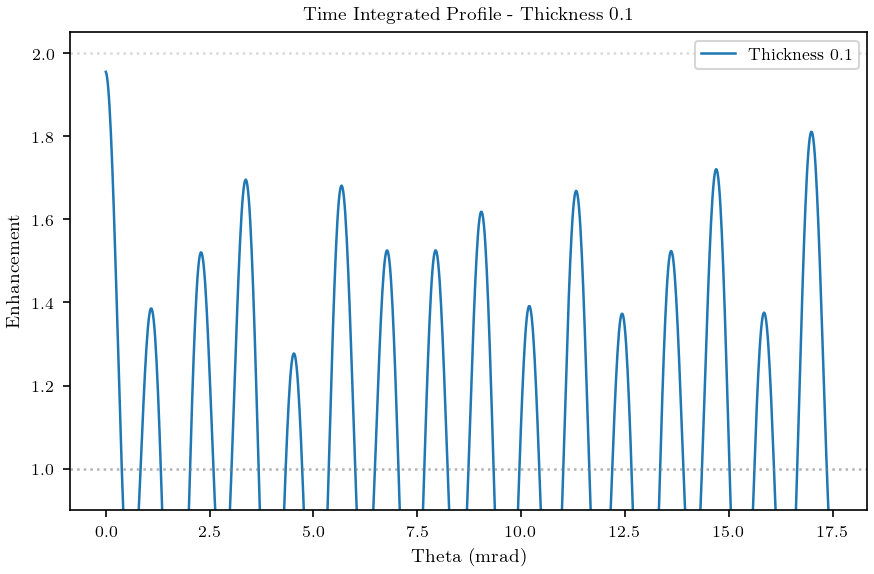
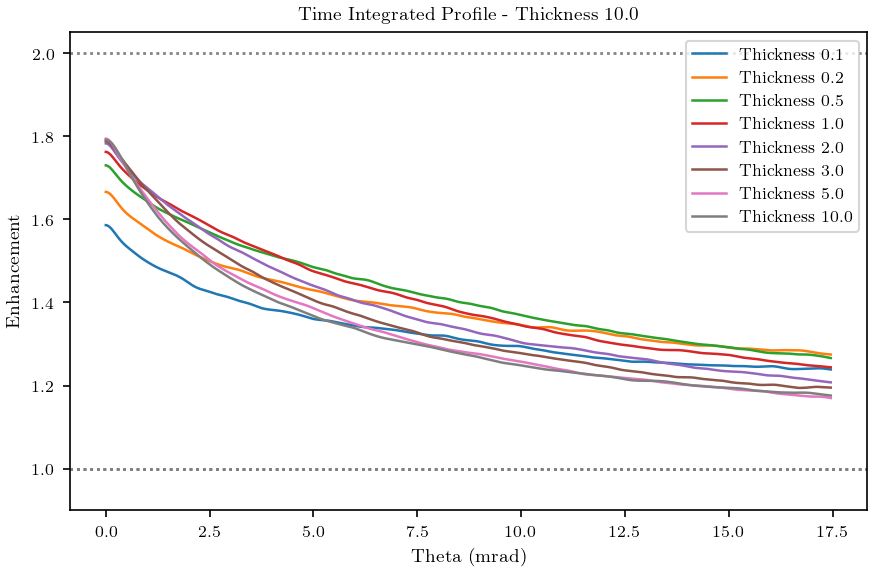
Code edit (unified diff) that turned the first committed figure into the second:
--- before
+++ after
@@ -1,6 +1,6 @@
 # Plot the 0 time index for each thickness, this corresponds to the time integrated profile
 
+fig, ax = plt.subplots(figsize=(6, 4))
 for thickness_multi in ordered:
-    fig, ax = plt.subplots(figsize=(6, 4))
     
     profiles = data[thickness_multi]
@@ -9,5 +9,5 @@
     th = zero_time_profile.theta * 1e3
     x_0 = zero_time_profile.enhancement["co"][:, 0]
-    ax.plot(th, x_0, color="C0", ls="-", label=f"Thickness {thickness_multi}")
+    ax.plot(th, x_0, ls="-", label=f"Thickness {thickness_multi}")
 
     ax.set_xlabel("Theta (mrad)")
@@ -17,7 +17,7 @@
 
     ax.set_ylim(0.9, 2.05)
-        ax.axhline(1.0, color="gray", ls=":", alpha=0.6)
+    ax.axhline(1.0, color="gray", ls=":", alpha=0.6)
     ax.axhline(2.0, color="gray", ls=":", alpha=0.3)
 
-    plt.tight_layout()
-    plt.show()
+plt.tight_layout()
+plt.show()

Commit: [add] results